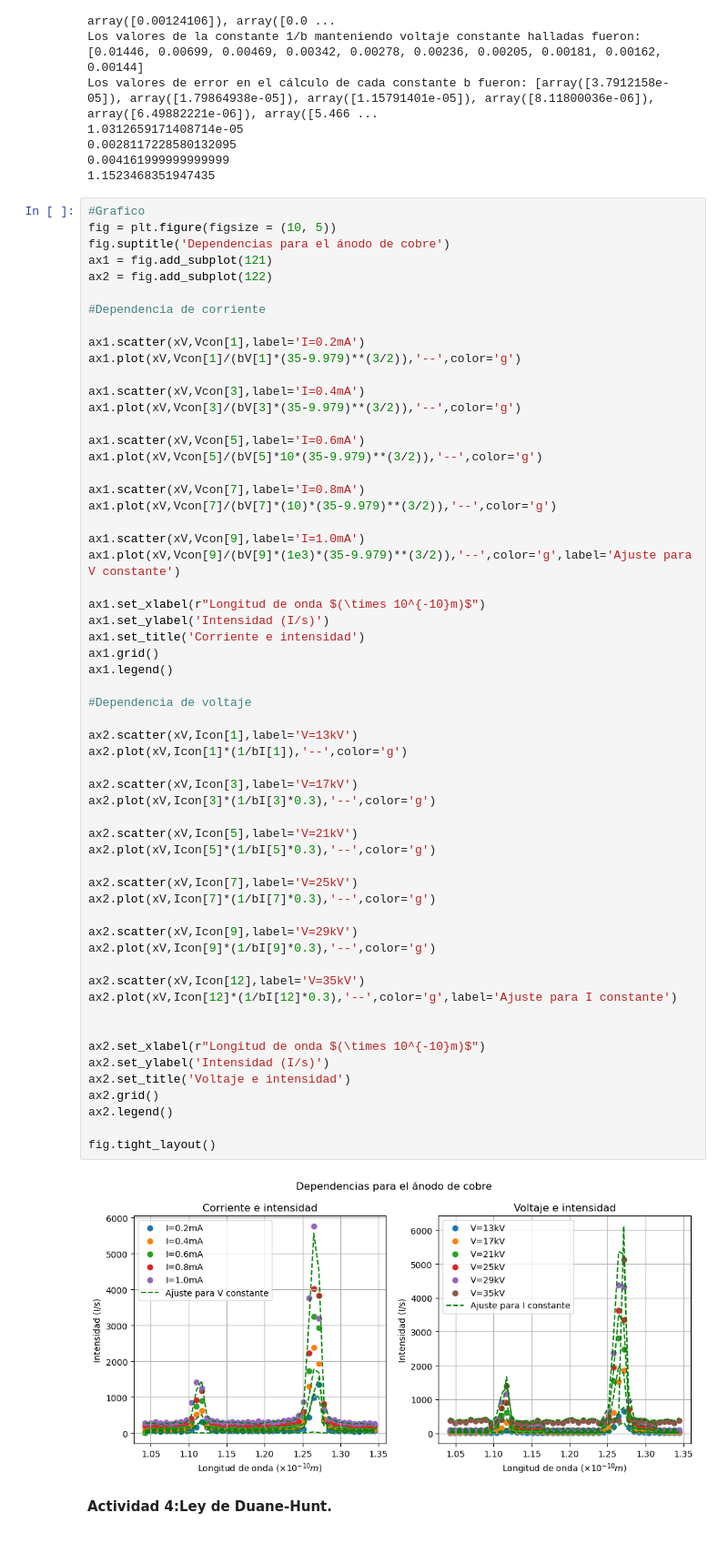
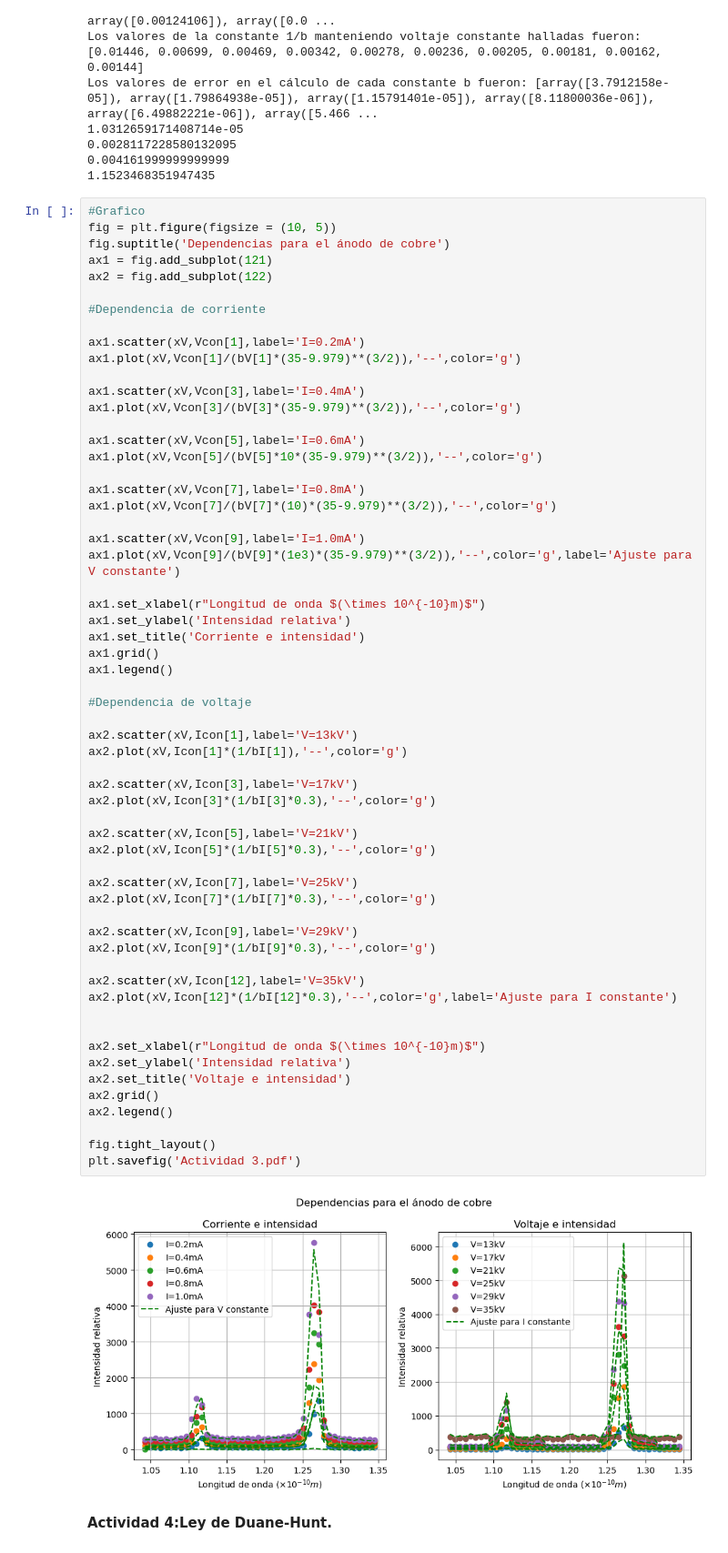
Before and after one commit to ccuellarn/Laboratorio-Intermedio---Pr-cticas20242, a Jupyter notebook: Rayos X/Rayos X.ipynb, the cells around one changed output. Shown at 91% size. Cells and saved outputs as stored; diff of their text form.

```diff
--- a/Rayos X/Rayos X.ipynb
+++ b/Rayos X/Rayos X.ipynb
@@ -558,41 +563,42 @@ ax1.scatter(xV,Vcon[9],label='I=1.0mA')
 ax1.plot(xV,Vcon[9]/(bV[9]*(1e3)*(35-9.979)**(3/2)),'--',color='g',label='Ajuste para V constante')
 
 ax1.set_xlabel(r"Longitud de onda $(\times 10^{-10}m)$")
-ax1.set_ylabel('Intensidad (I/s)')
+ax1.set_ylabel('Intensidad relativa')
 ax1.set_title('Corriente e intensidad')
 ax1.grid()
 ax1.legend()
 
 #Dependencia de voltaje
 
 ax2.scatter(xV,Icon[1],label='V=13kV')
 ax2.plot(xV,Icon[1]*(1/bI[1]),'--',color='g')
 
 ax2.scatter(xV,Icon[3],label='V=17kV')
 ax2.plot(xV,Icon[3]*(1/bI[3]*0.3),'--',color='g')
 
 ax2.scatter(xV,Icon[5],label='V=21kV')
 ax2.plot(xV,Icon[5]*(1/bI[5]*0.3),'--',color='g')
 
 ax2.scatter(xV,Icon[7],label='V=25kV')
 ax2.plot(xV,Icon[7]*(1/bI[7]*0.3),'--',color='g')
 
 ax2.scatter(xV,Icon[9],label='V=29kV')
 ax2.plot(xV,Icon[9]*(1/bI[9]*0.3),'--',color='g')
 
 ax2.scatter(xV,Icon[12],label='V=35kV')
 ax2.plot(xV,Icon[12]*(1/bI[12]*0.3),'--',color='g',label='Ajuste para I constante')
 
 
 ax2.set_xlabel(r"Longitud de onda $(\times 10^{-10}m)$")
-ax2.set_ylabel('Intensidad (I/s)')
+ax2.set_ylabel('Intensidad relativa')
 ax2.set_title('Voltaje e intensidad')
 ax2.grid()
 ax2.legend()
 
 fig.tight_layout()
+plt.savefig('Actividad 3.pdf')
 # %% [output]
-[figure, old version]
+[figure, new version]
 # %% [markdown]
 **Actividad 4:Ley de Duane-Hunt.**
 # %%
```
Also changed, not shown: parts of 3 cells of this notebook, 3 other files.
